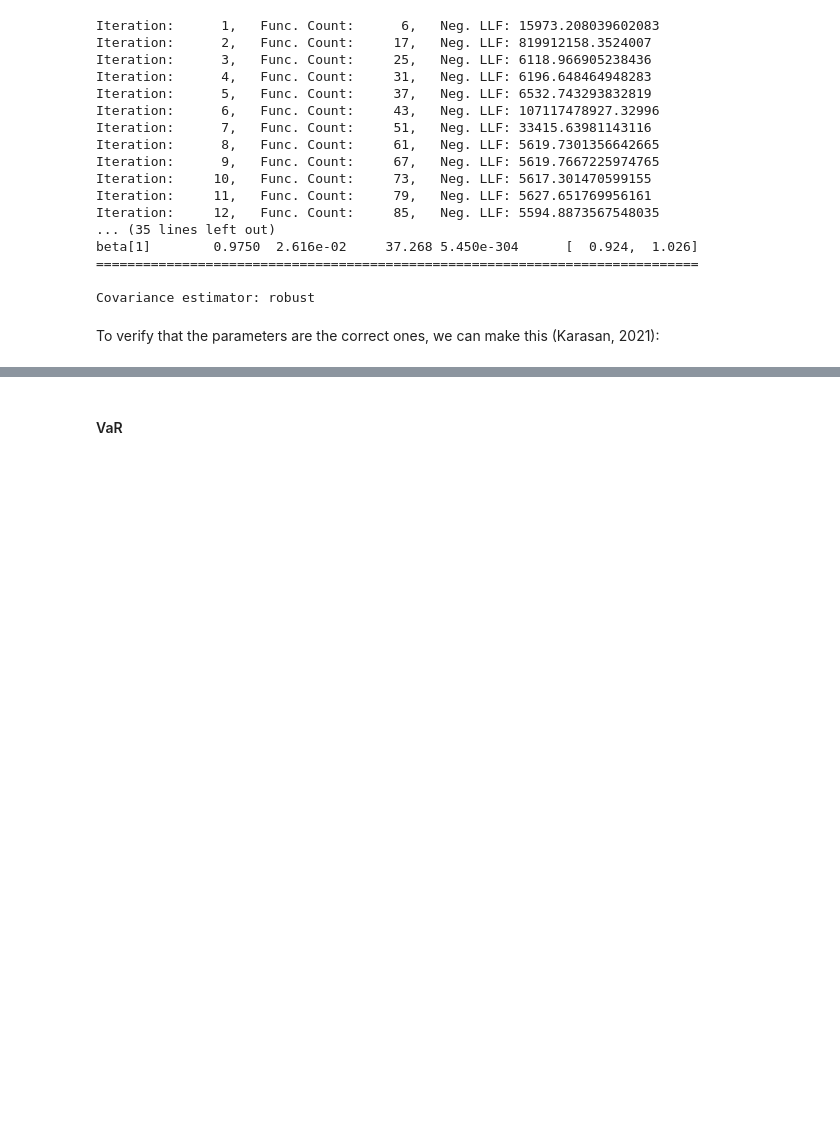
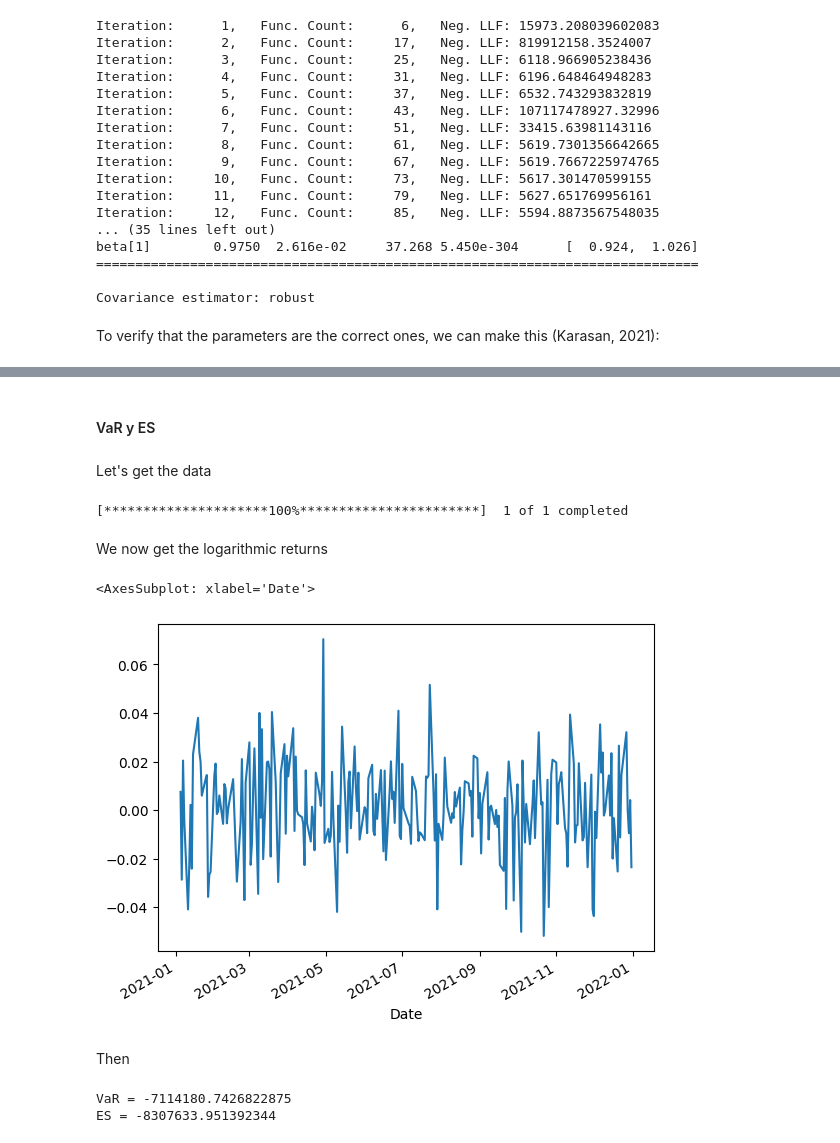
Before and after one commit to itsjaviervivas/Proyecto_Final_Metodos, a Jupyter notebook: Punto2_PF.ipynb, the cells around one changed output, grey strips where cells are left out. Cells and saved outputs as stored; diff of their text form; code cells hidden in the pictures; blank space fills up the shorter version.

```diff
--- a/Punto2_PF.ipynb
+++ b/Punto2_PF.ipynb
@@ -101,2 +116,19 @@ if garch.bic == np.min(bic_garch):
 # %% [markdown]
-#### VaR
+#### VaR y ES
+# %% [markdown]
+Let's get the data
+# %%
+alpha = 0.5
+meta_price = yf.download('META', start = "2021-01-01", end = "2022-01-01")
+# %% [output]
+[*********************100%***********************]  1 of 1 completed
+# %% [markdown]
+We now get the logarithmic returns
+# %%
+meta_rets = np.log(meta_price['Adj Close']).diff().dropna()
+meta_rets.plot()
+# %% [output]
+<AxesSubplot: xlabel='Date'>
+[figure, added]
+# %% [markdown]
+Then
@@ -102,0 +137,12 @@ if garch.bic == np.min(bic_garch):
+# %%
+inv = 198900013
+alpha = 0.05
+num_values = meta_rets.count()
+pos = num_values-int(alpha*num_values)
+VaR = inv*ord_meta_rets[pos]
+ES = inv*(ord_meta_rets[pos:].mean())
+print("VaR =", VaR)
+print("ES =", ES)
+# %% [output]
+VaR = -7114180.7426822875
+ES = -8307633.951392344
```
Also changed, not shown: parts of 6 cells of this notebook.
